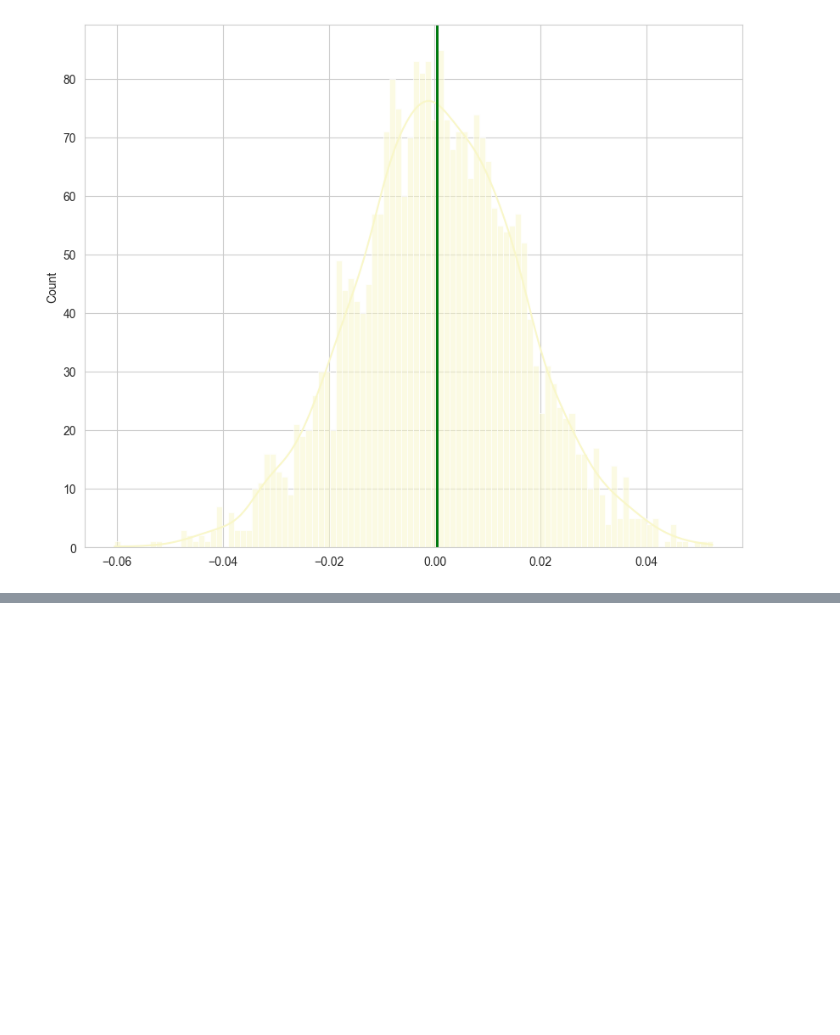
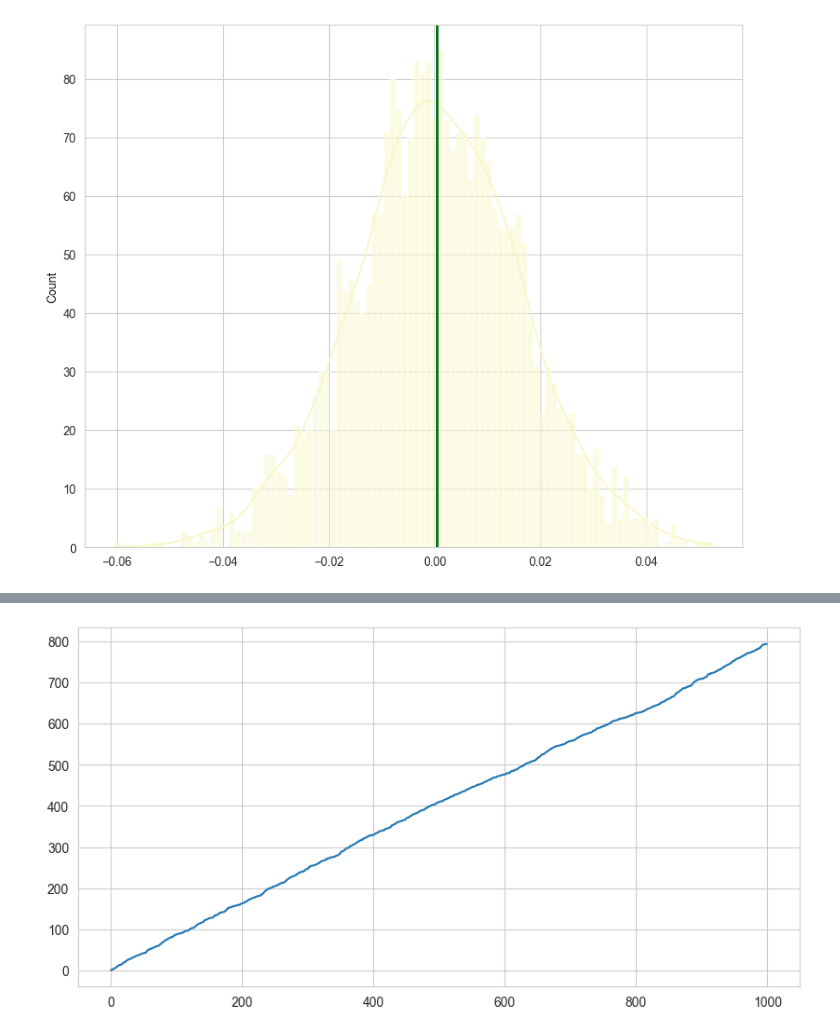
Before and after one commit to pNatTueku/basicPython, a Jupyter notebook: basic_statistics.ipynb, the cells around one changed output, grey strips where cells are left out. Saved outputs shown, nothing was run; the diff lists cells and outputs as text; code cells hidden in the pictures; blank space fills up the shorter version.

```diff
--- a/basic_statistics.ipynb
+++ b/basic_statistics.ipynb
@@ -366,0 +374,3 @@ Median: 0.00039%
+# %%
+stock_a = skewnorm.rvs(10, size = 1000)
+stock_a
@@ -366,0 +395,9 @@ Median: 0.00039%
+# %%
+# plot
+
+plt.rcParams['figure.figsize'] = (10.0, 5.0)
+
+plt.plot(np.cumsum(stock_a))
+plt.show()
+# %% [output]
+[figure, added]
```
Also changed, not shown: parts of 17 cells of this notebook.
